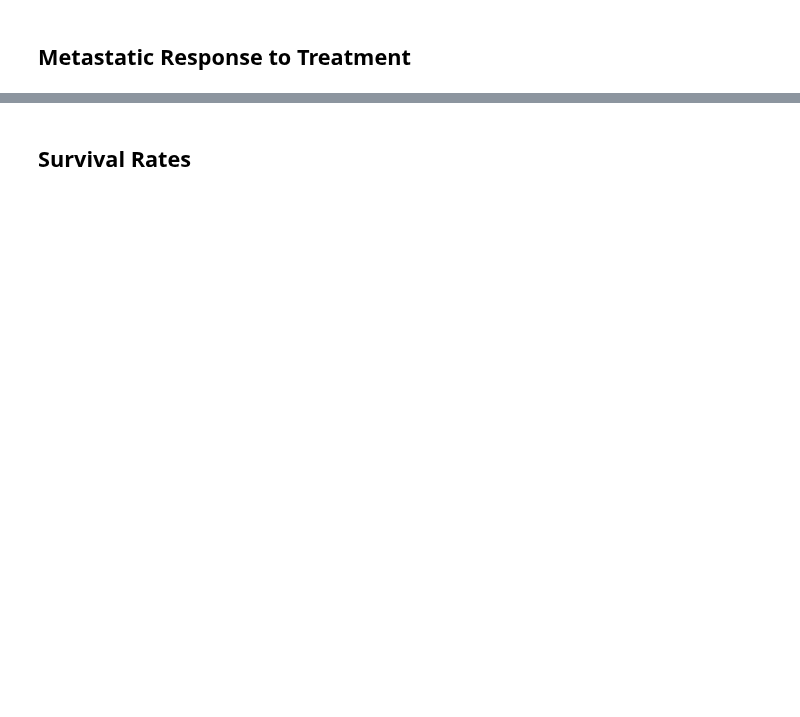
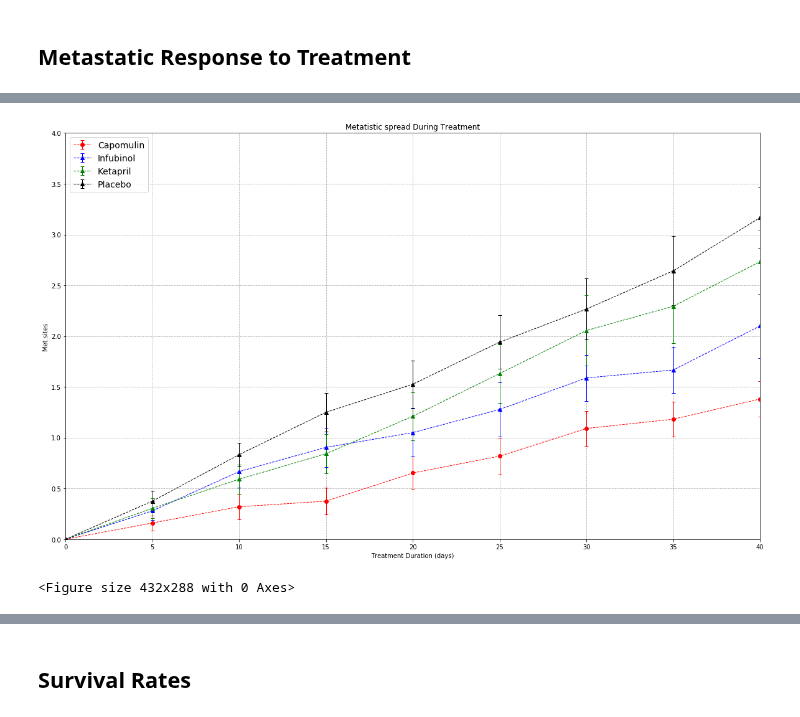
Before and after one commit to NaremanD/matplotlib-challenge, a Jupyter notebook: Pymaceuticals/pymaceuticals_starter.ipynb, the cells around one changed output, grey strips where cells are left out. Drawn from its saved outputs; the diff is of its cells as text; code cells hidden in the pictures; blank space fills up the shorter version.

```diff
--- a/Pymaceuticals/pymaceuticals_starter.ipynb
+++ b/Pymaceuticals/pymaceuticals_starter.ipynb
@@ -164,0 +146,6 @@ plt.show()
+# %%
+meta=merged_df.groupby(['Drug','Timepoint'])
+Meta_means=pd.DataFrame(grouped_df['Metastatic Sites'].mean())
+Meta_means.rename(columns={'Metastatic Sites':'Mean Metastatic Sites'},inplace=True)
+Meta_means.reset_index(inplace=True)
+Meta_means.head()
@@ -164,0 +159,4 @@ plt.show()
+# %%
+pivot_Meta_means=Meta_means.pivot(index='Timepoint',columns='Drug', values='Mean Metastatic Sites')
+
+pivot_Meta_means
@@ -164,0 +176,6 @@ plt.show()
+# %%
+
+Meta_Err=pd.DataFrame(grouped_df['Metastatic Sites'].sem())
+Meta_Err.rename(columns={'Metastatic Sites':'sem Metastatic Sites'},inplace=True)
+Meta_Err.reset_index(inplace=True)
+Meta_Err.head()
@@ -164,0 +189,4 @@ plt.show()
+# %%
+pivot_Meta_sem=Meta_Err.pivot(index='Timepoint',columns='Drug', values='sem Metastatic Sites')
+
+pivot_Meta_sem
@@ -165,3 +206,44 @@ plt.show()
+# %%
+x_axis = [0,5,10,15,20,25,30,35,40,45]
+x_limit = 45
+plt.figure(figsize=(20,12))
+
+
+plt.errorbar(pivot_Meta_means.index,pivot_Meta_means['Capomulin'],
+            yerr=pivot_Meta_sem['Capomulin'],color="r",marker="o",ls="dashed", linewidth=1, alpha=1, capsize=3, label = "Capomulin")
+plt.errorbar(pivot_Meta_means.index,pivot_Meta_means['Infubinol'],
+            yerr=pivot_Meta_sem['Infubinol'],color="b",marker="^",ls="dashed", linewidth=1, alpha=1, capsize=3, label = "Infubinol")
+plt.errorbar(pivot_Meta_means.index,pivot_Meta_means['Ketapril'],
+            yerr=pivot_Meta_sem['Ketapril'],color="g",marker="^",ls="dashed", linewidth=1, alpha=1, capsize=3, label = "Ketapril")
+plt.errorbar(pivot_Meta_means.index,pivot_Meta_means['Placebo'],
+            yerr=pivot_Meta_sem['Placebo'],color="black",marker="^",ls="dashed", linewidth=1, alpha=1, capsize=3, label = "Placebo")
+
+
+plt.legend(loc="best",fontsize=14,fancybox=True)
+
+# Add gridlines
+plt.grid(alpha = 1)
+plt.grid(linestyle="dashed")
+
+# Add x limits and y limits
+plt.xlim(0,40)
+plt.ylim(0.0,4)
+
+
+# Add labels
+plt.title('Metatistic spread During Treatment')
+plt.xlabel('Treatment Duration (days)')
+plt.ylabel('Met.sites')
+
+
+
+plt.show()
+
+# save the Figure
+plt.savefig("image1.png")
+# %% [output]
+[figure, added]
+<Figure size 432x288 with 0 Axes>
 # %% [markdown]
 ![Metastatic Spread During Treatment](../Images/spread.png)
 # %% [markdown]
```
Also changed, not shown: parts of 35 cells of this notebook, 1 other file.
